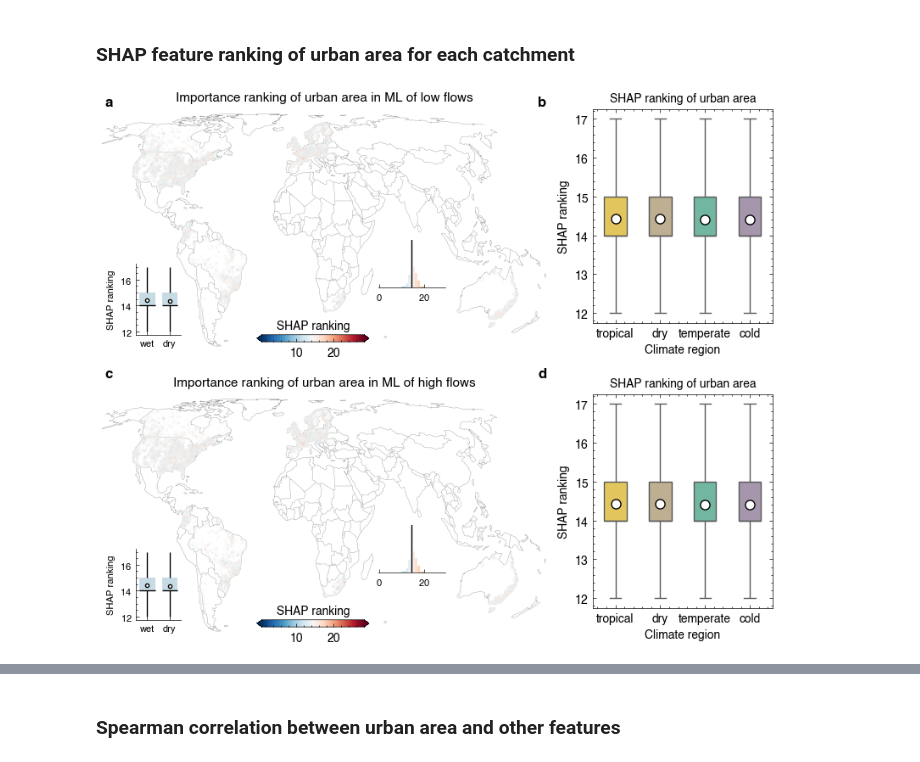
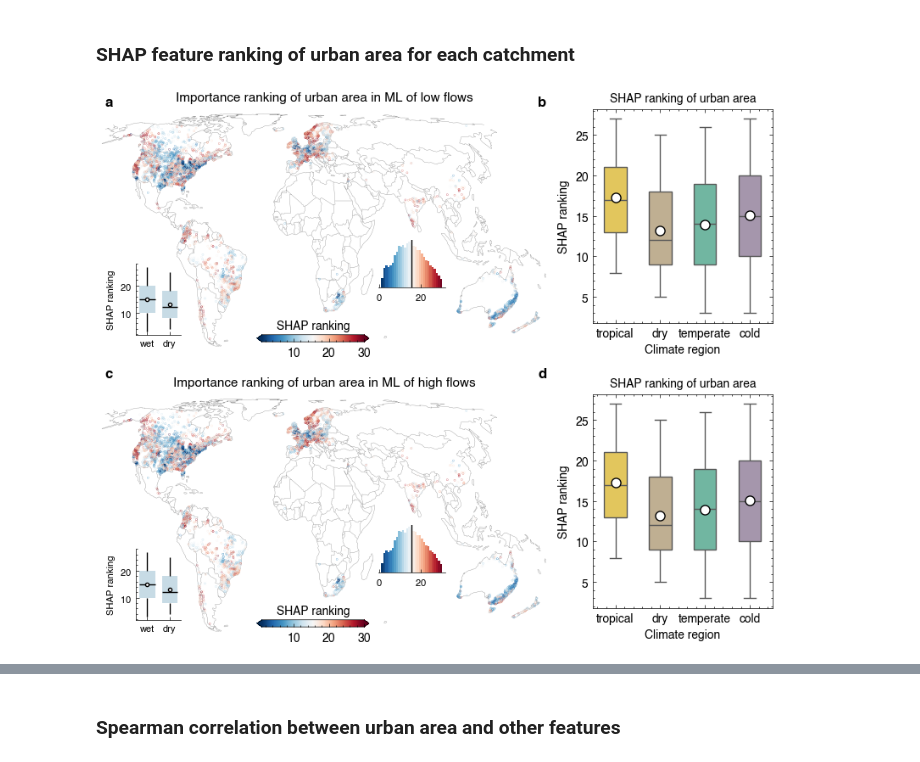
Before and after one commit to zhangboen/lulc_flood, a Jupyter notebook: plot_figures.ipynb, the cells around one changed output, grey strips where cells are left out. Cells and saved outputs as stored; diff of their text form; code cells hidden in the pictures.

```diff
--- a/plot_figures.ipynb
+++ b/plot_figures.ipynb
@@ -20,8 +20,8 @@ Qmax7Fname = '../data/Qmax7_final_dataset_seasonal4.pkl'
 
 par_map = pd.read_csv('../data/predictors.csv')
 
-dir_Qmax7 = Path('../results/run_Qmax7_onlyUrban_0506_1632_seed15600/')
-dir_Qmin7 = Path('../results/run_Qmin7_onlyUrban_0506_1631_seed152387/')
+dir_Qmax7 = Path('../results/run_Qmax7_onlyUrban_0506_1359_seed824956/')
+dir_Qmin7 = Path('../results/run_Qmin7_onlyUrban_0506_1357_seed220973/')
 
 with open(dir_Qmax7 / 'cfg.json', 'r') as fp:
     cfg = json.load(fp)
@@ -320,14 +320,14 @@ feature = cfg_Qmax7['feature']
 
 shap_Qmin7_ave = shap_Qmin7.groupby(['ohdb_id','lon','lat','climate_label','aridity'], group_keys=False).p_apply(
     lambda x: pd.Series(
-        [x.iloc[:,5:].abs().mean(0).rank(ascending=False, method='min').loc[feature]],
-        index = [feature]
+        [x.iloc[:,5:].abs().mean(0).rank(ascending=False, method='min').loc[feature], x[feature].abs().mean()],
+        index = [feature+'_rank', feature+'_shap']
     )
 ).reset_index()
 shap_Qmax7_ave = shap_Qmin7.groupby(['ohdb_id','lon','lat','climate_label','aridity'], group_keys=False).p_apply(
     lambda x: pd.Series(
-        [x.iloc[:,5:].abs().mean(0).rank(ascending=False, method='min').loc[feature]],
-        index = [feature]
+        [x.iloc[:,5:].abs().mean(0).rank(ascending=False, method='min').loc[feature], x[feature].abs().mean()],
+        index = [feature+'_rank', feature+'_shap']
     )
 ).reset_index()
 
@@ -340,7 +340,7 @@ for i,name in enumerate(['Qmin7','Qmax7']):
     df = eval('shap_'+name+'_ave')
     lons = df.lon.values
     lats = df.lat.values
-    vals = df[feature].values
+    vals = df[feature+'_rank'].values
 
     vmin, vmax, vind = 1, shap_Qmin7.shape[1]-5, 1
     cmap = plt.cm.RdBu_r
@@ -361,7 +361,7 @@ for i,name in enumerate(['Qmin7','Qmax7']):
 
     axin = ax.inset_axes([0.08, .05, .1, .3])
     sns.boxplot(df,
-                x = 'tmp', y = feature, ax = axin,
+                x = 'tmp', y = feature+'_rank', ax = axin,
                 showfliers = False, width = .7,
                 whis = [5, 95],
                 color = '#c2dcea',
@@ -393,34 +393,34 @@ ax4 = ax2.inset_axes([1.1, .1, .4, .9])
 for i,name in enumerate(['Qmin7','Qmax7']):
     ax0 = [ax3,ax4][i]
     df0 = eval('shap_'+name+'_ave')
-    sns.boxplot(data = df0, x = 'climate_label', y = feature, hue = 'climate_label',
+    sns.boxplot(data = df0, x = 'climate_label', y = feature+'_rank', hue = 'climate_label',
                 showfliers = False, showmeans = True, width = .5,
                 whis = [5, 95],
                 meanprops={'marker': 'o',
                            'markerfacecolor': 'white',
                            'markeredgecolor': 'black',
                            'markersize': '8'},
                 ax = ax0, palette = palette)
     ax0.set_xlabel('Climate region', fontsize = 10)
     ax0.set_ylabel(f'SHAP ranking', fontsize = 10)
     ax0.tick_params(axis = 'both', labelsize = 10)
     # sns.move_legend(ax2, 'upper left', title = None, fontsize = 10)
     ax0.set_title(f'SHAP ranking of urban area', fontsize = 10)
 
 # add subplot order
 fig.text(.15, .9, 'a', weight = 'bold', va = 'top', ha = 'center', fontsize = 12)
 fig.text(.88, .9, 'b', weight = 'bold', va = 'top', ha = 'center', fontsize = 12)
 fig.text(.15,  .5, 'c', weight = 'bold', va = 'top', ha = 'center', fontsize = 12)
 fig.text(.88,  .5, 'd', weight = 'bold', va = 'top', ha = 'center', fontsize = 12)
 
 fig.savefig(dir_Qmax7 / f'figure_shap_ranking_map_bobxplot_{mode}.png', dpi = 600)
 
 # Revert back plotting style
 plt.rcParams.update(plt.rcParamsDefault)  # Reset to default Matplotlib settings
 plt.style.use(['science','nature','no-latex']) # require install SciencePlots
 plt.rc('font', size = 12, family = 'Helvetica')
 
 # Re-enable inline plotting for Jupyter
 %matplotlib inline
 # %% [output]
-[figure, old version]
+[figure, new version]
```
Also changed, not shown: parts of 1 cell of this notebook, 14 other files.
